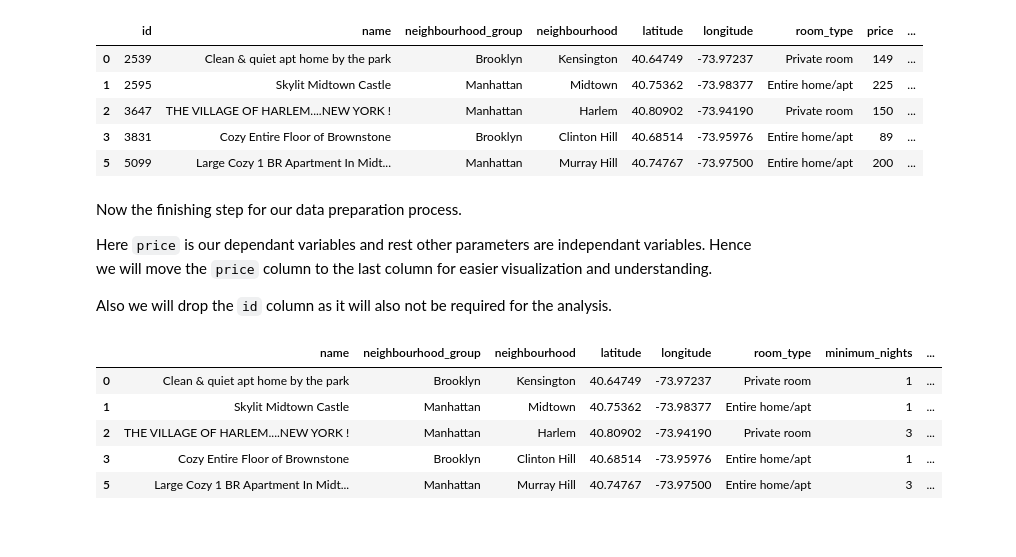
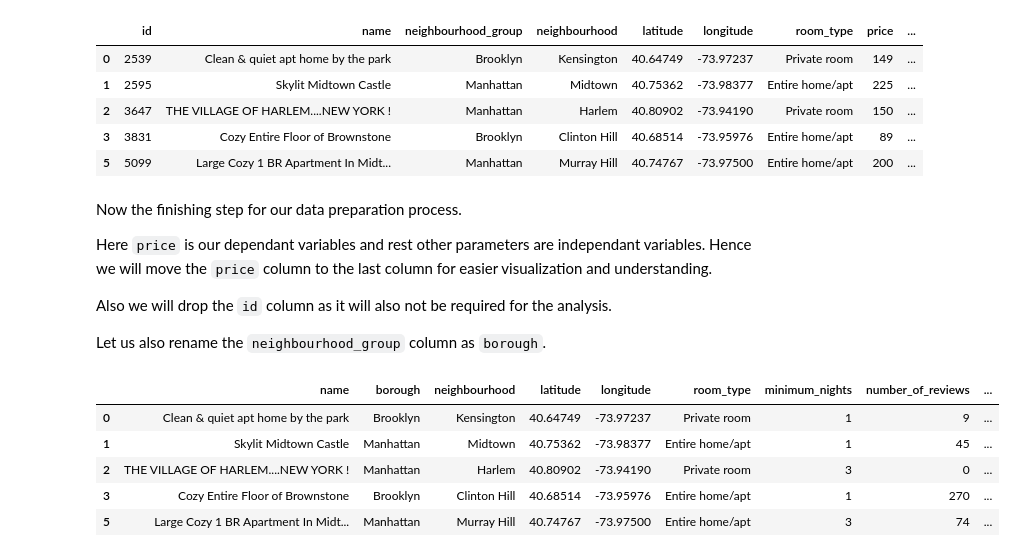
Before and after one commit to sarkar-kumardipta/Capstone, a Jupyter notebook: Airbnb in New York City - Data.ipynb, the cells around one changed output. Cells and saved outputs as stored; diff of their text form; code cells hidden in the pictures; blank space fills up the shorter version.

```diff
--- a/Airbnb in New York City - Data.ipynb
+++ b/Airbnb in New York City - Data.ipynb
@@ -251,22 +251,28 @@ Now the finishing step for our data preparation process.
 Here `price` is our dependant variables and rest other parameters are independant variables. Hence we will move the `price` column to the last column for easier visualization and understanding.
 
 Also we will drop the `id` column as it will also not be required for the analysis.
+
+Let us also rename the `neighbourhood_group` column as `borough`.
 # %%
 # let us drop the id column
 
 airbnb_df.drop(['id'], axis=1, inplace=True)
 
 # Moving price column to the last
 
 airbnb_df = airbnb_df[['name','neighbourhood_group','neighbourhood','latitude','longitude','room_type','minimum_nights','number_of_reviews','reviews_per_month',
                      'availability_365','price']]
 
+# Renameing 'neighborhood_group' to borough
+
+airbnb_df.rename(columns={'neighbourhood_group': 'borough'}, inplace=True)
+
 # The prepped dataset
 airbnb_df.head()
 # %% [output]
-|  | name | neighbourhood_group | neighbourhood | latitude | longitude | room_type | minimum_nights | ... |
-| 0 | Clean & quiet apt home by the park | Brooklyn | Kensington | 40.64749 | -73.97237 | Private room | 1 | ... |
-| 1 | Skylit Midtown Castle | Manhattan | Midtown | 40.75362 | -73.98377 | Entire home/apt | 1 | ... |
-| 2 | THE VILLAGE OF HARLEM....NEW YORK ! | Manhattan | Harlem | 40.80902 | -73.94190 | Private room | 3 | ... |
-| 3 | Cozy Entire Floor of Brownstone | Brooklyn | Clinton Hill | 40.68514 | -73.95976 | Entire home/apt | 1 | ... |
-| 5 | Large Cozy 1 BR Apartment In Midt... | Manhattan | Murray Hill | 40.74767 | -73.97500 | Entire home/apt | 3 | ... |
+|  | name | borough | neighbourhood | latitude | longitude | room_type | minimum_nights | number_of_reviews | ... |
+| 0 | Clean & quiet apt home by the park | Brooklyn | Kensington | 40.64749 | -73.97237 | Private room | 1 | 9 | ... |
+| 1 | Skylit Midtown Castle | Manhattan | Midtown | 40.75362 | -73.98377 | Entire home/apt | 1 | 45 | ... |
+| 2 | THE VILLAGE OF HARLEM....NEW YORK ! | Manhattan | Harlem | 40.80902 | -73.94190 | Private room | 3 | 0 | ... |
+| 3 | Cozy Entire Floor of Brownstone | Brooklyn | Clinton Hill | 40.68514 | -73.95976 | Entire home/apt | 1 | 270 | ... |
+| 5 | Large Cozy 1 BR Apartment In Midt... | Manhattan | Murray Hill | 40.74767 | -73.97500 | Entire home/apt | 3 | 74 | ... |
```
Also changed, not shown: parts of 14 cells of this notebook.
